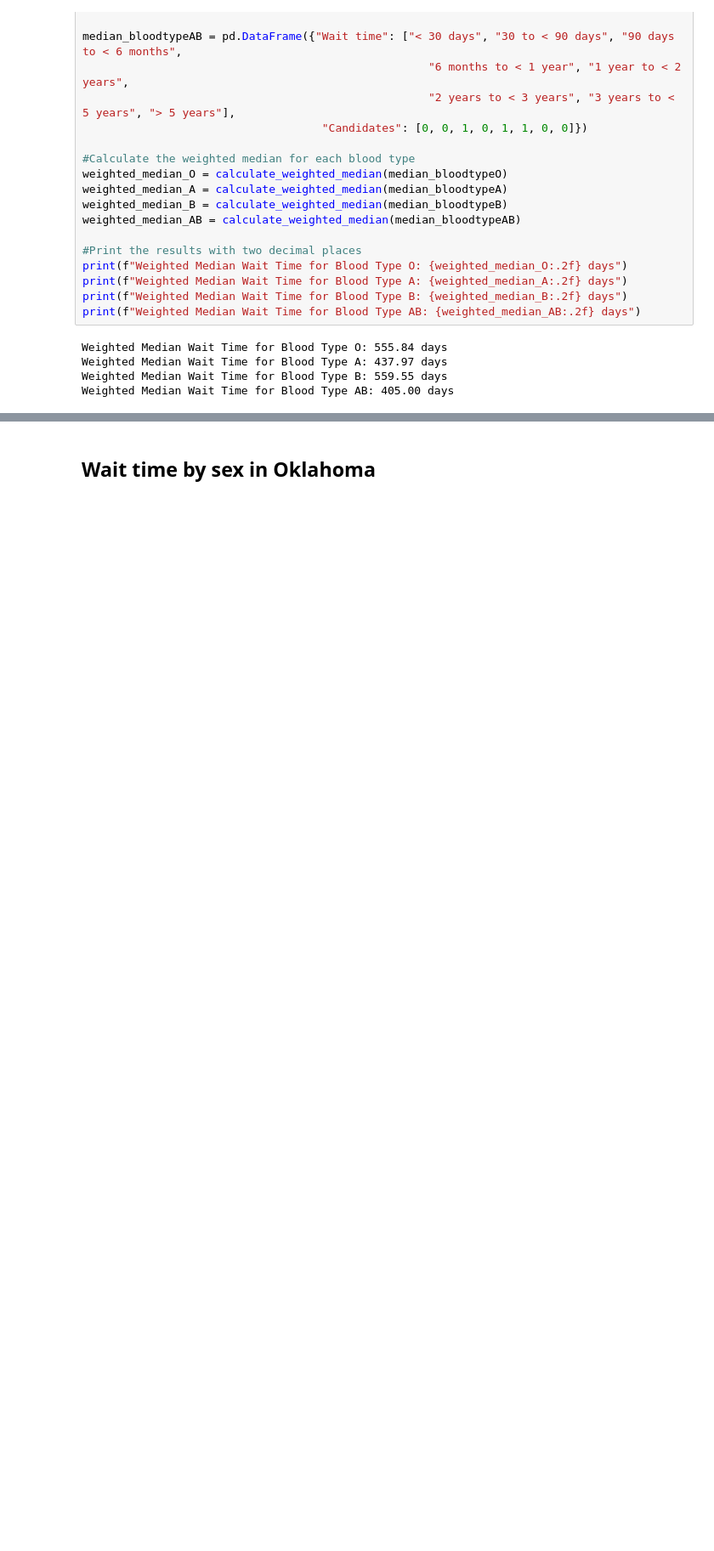
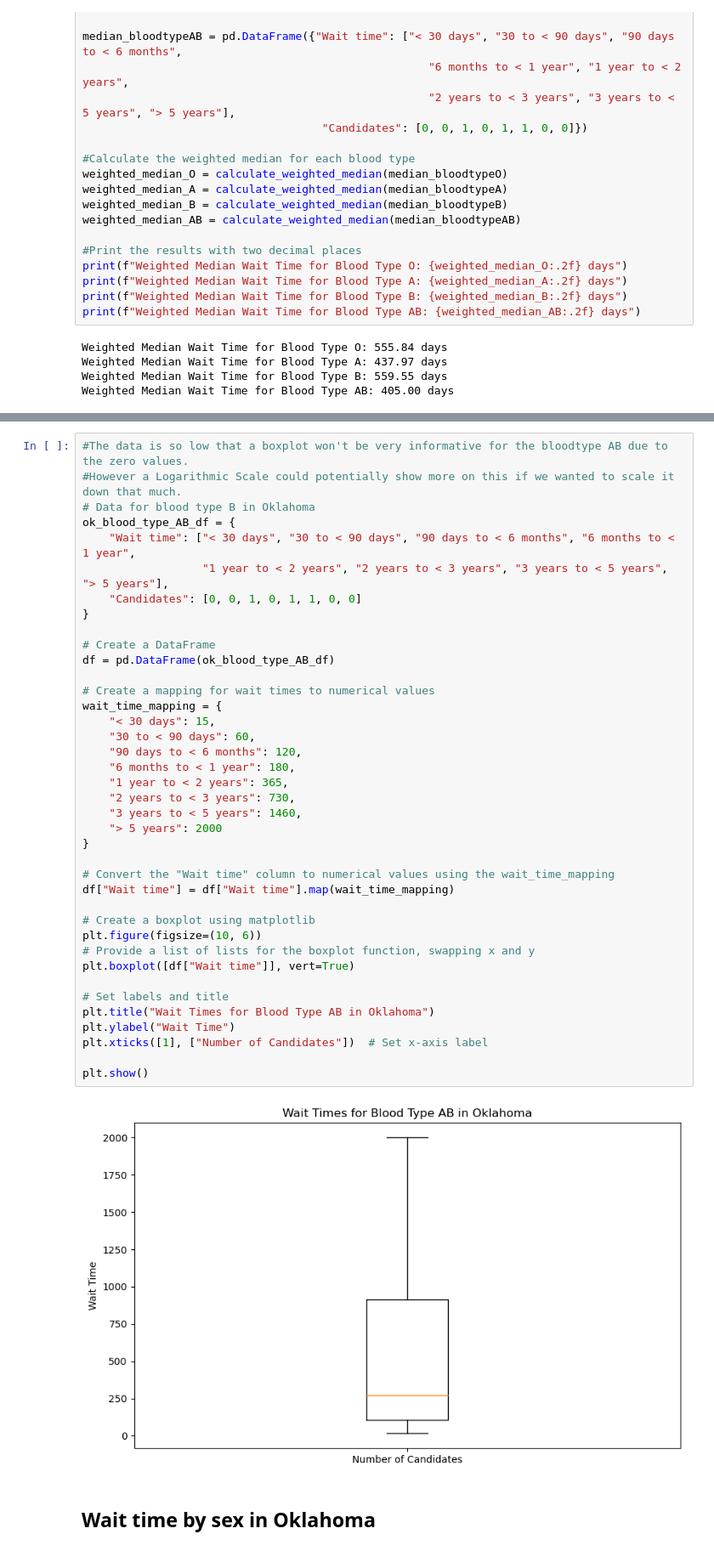
Before and after one commit to ASPigman/Project_1, a Jupyter notebook: KidneyTransplantMain.ipynb, the cells around one changed output, grey strips where cells are left out. Shown: that part at 85% size. Drawn from its saved outputs; the diff is of its cells as text; blank space fills up the shorter version.

```diff
--- a/KidneyTransplantMain.ipynb
+++ b/KidneyTransplantMain.ipynb
@@ -330,3 +447,44 @@ plt.show()
+# %%
+#The data is so low that a boxplot won't be very informative for the bloodtype AB due to the zero values.
+#However a Logarithmic Scale could potentially show more on this if we wanted to scale it down that much.
+# Data for blood type B in Oklahoma
+ok_blood_type_AB_df = {
+    "Wait time": ["< 30 days", "30 to < 90 days", "90 days to < 6 months", "6 months to < 1 year",
+                  "1 year to < 2 years", "2 years to < 3 years", "3 years to < 5 years", "> 5 years"],
+    "Candidates": [0, 0, 1, 0, 1, 1, 0, 0]
+}
+
+# Create a DataFrame
+df = pd.DataFrame(ok_blood_type_AB_df)
+
+# Create a mapping for wait times to numerical values
+wait_time_mapping = {
+    "< 30 days": 15,
+    "30 to < 90 days": 60,
+    "90 days to < 6 months": 120,
+    "6 months to < 1 year": 180,
+    "1 year to < 2 years": 365,
+    "2 years to < 3 years": 730,
+    "3 years to < 5 years": 1460,
+    "> 5 years": 2000
+}
+
+# Convert the "Wait time" column to numerical values using the wait_time_mapping
+df["Wait time"] = df["Wait time"].map(wait_time_mapping)
+
+# Create a boxplot using matplotlib
+plt.figure(figsize=(10, 6))
+# Provide a list of lists for the boxplot function, swapping x and y
+plt.boxplot([df["Wait time"]], vert=True)
+
+# Set labels and title
+plt.title("Wait Times for Blood Type AB in Oklahoma")
+plt.ylabel("Wait Time")
+plt.xticks([1], ["Number of Candidates"])  # Set x-axis label
+
+plt.show()
+# %% [output]
+[figure, added]
 # %% [markdown]
 ## Wait time by sex in Oklahoma
 # %%
```
Also changed, not shown: parts of 4 cells of this notebook.
